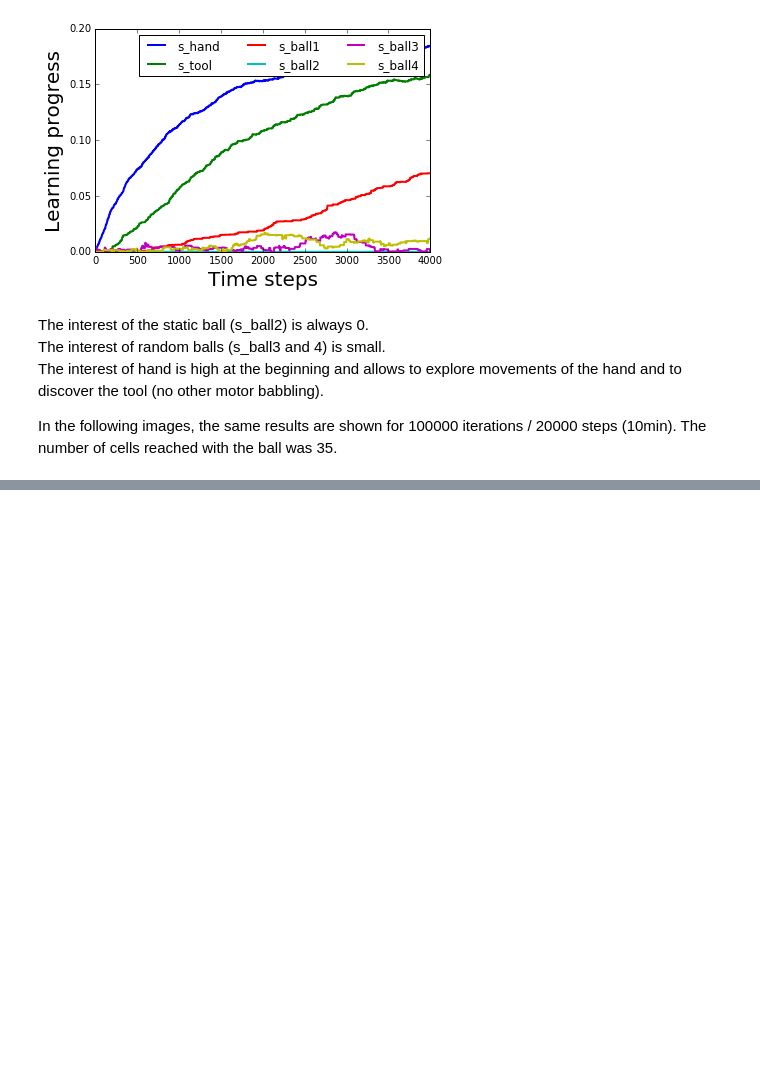
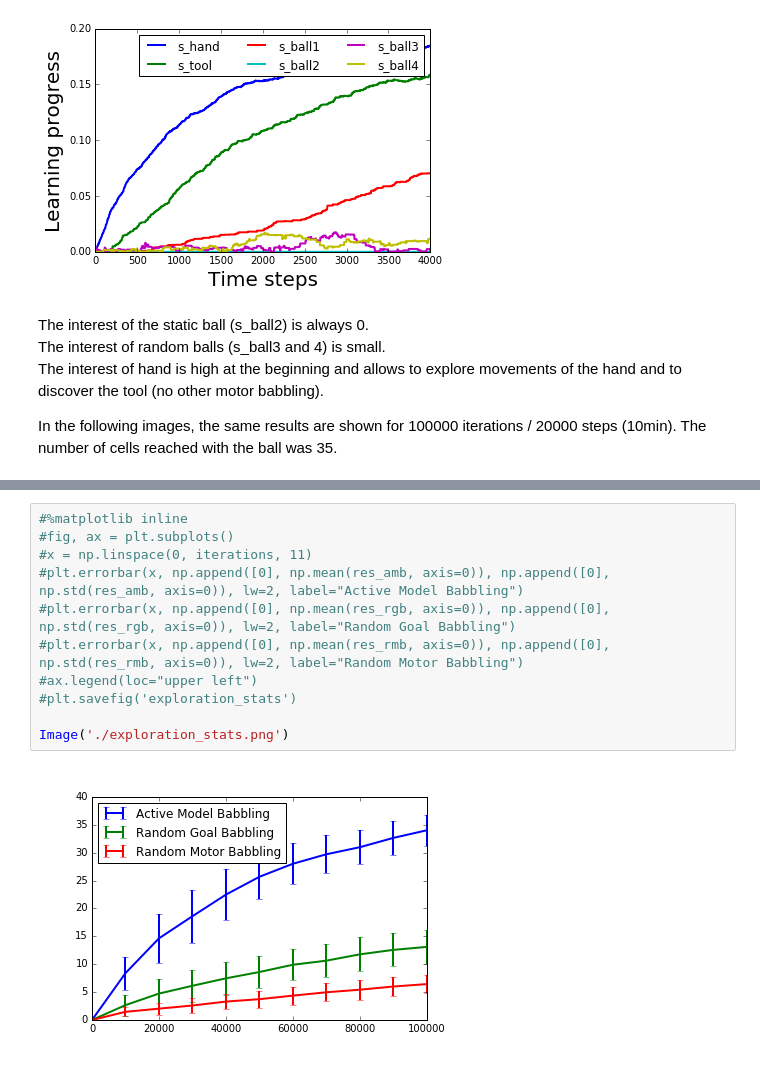
Before and after one commit to sebastien-forestier/ExplorationAlgorithms, a Jupyter notebook: main.ipynb, the cells around one changed output, grey strips where cells are left out. Saved outputs shown, nothing was run; the diff lists cells and outputs as text; blank space fills up the shorter version.

Commit message:
stats at the end

```diff
--- a/main.ipynb
+++ b/main.ipynb
@@ -735,0 +669,13 @@ for trial in trials:
+# %%
+#%matplotlib inline
+#fig, ax = plt.subplots()
+#x = np.linspace(0, iterations, 11)
+#plt.errorbar(x, np.append([0], np.mean(res_amb, axis=0)), np.append([0], np.std(res_amb, axis=0)), lw=2, label="Active Model Babbling")
+#plt.errorbar(x, np.append([0], np.mean(res_rgb, axis=0)), np.append([0], np.std(res_rgb, axis=0)), lw=2, label="Random Goal Babbling")
+#plt.errorbar(x, np.append([0], np.mean(res_rmb, axis=0)), np.append([0], np.std(res_rmb, axis=0)), lw=2, label="Random Motor Babbling")
+#ax.legend(loc="upper left")
+#plt.savefig('exploration_stats')
+
+Image('./exploration_stats.png')
+# %% [output]
+[figure, added]
```
Also changed, not shown: parts of 3 cells of this notebook, 3 other files.
